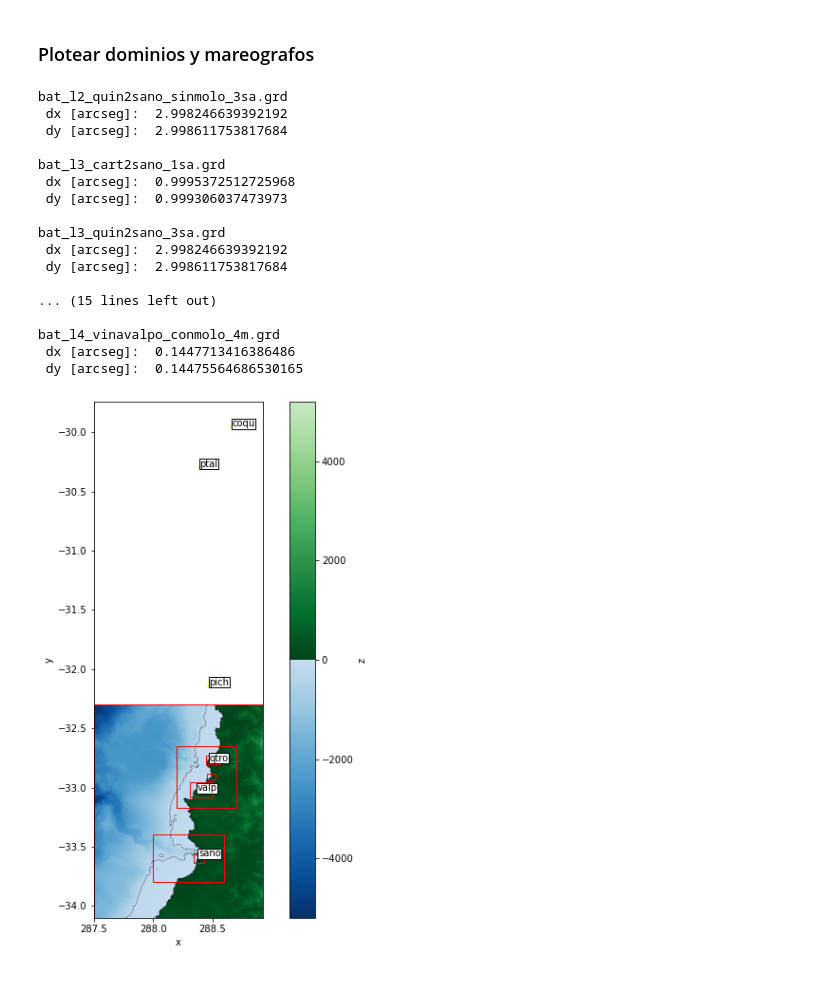
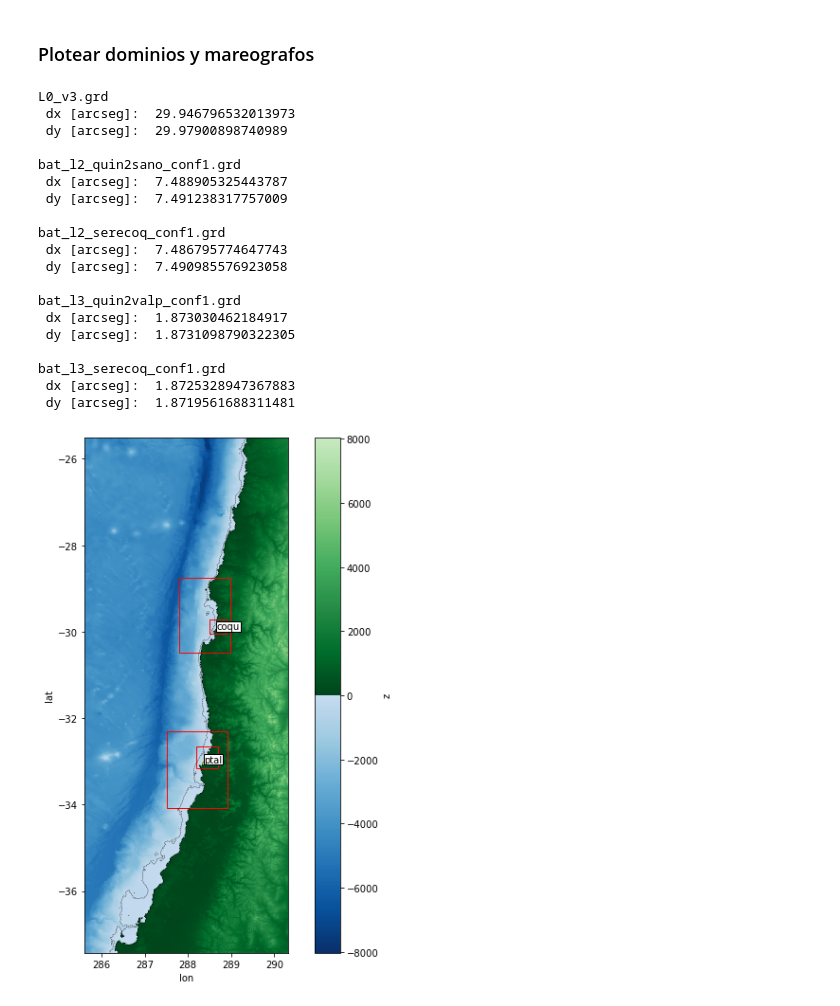
Before and after one commit to Maurici0-Diaz/Resonancia, a Jupyter notebook: analisis_grd.ipynb, the cells around one changed output. Cells and saved outputs as stored; diff of their text form; code cells hidden in the pictures.

```diff
--- a/analisis_grd.ipynb
+++ b/analisis_grd.ipynb
@@ -93,18 +79,0 @@ batis=[grd_base,grd_1,grd_2,grd_3,grd_4,grd_5,grd_6,grd_7] #aqui anotar las vari
-# %%
-# Mareografos:
-#Lee la ubicacion de los mareografos desde un archivo ts.xy
-
-# Lee archivo ts.xy
-ts_file=r"G:\My Drive\UTFSM\memoria\tareas\deformaciones_nati\ts_zcentro.xy"
-
-coords=[] # aqui se guardaran las coordenadas del archivo .xy
-with open(ts_file, 'r') as reader: # abre el archivo
-    for line in reader.readlines()[1:]: # para cada linea, saltandose la primera
-        line = line.replace('\n','') # reemplaza saltos de linea por espacios en blanco
-        line=line.rsplit(sep=' ') # Separa la linea en donde haya espacios
-        coords.append(line) #agrega las coordenadas (texto a la lista coords)
-
-coords=np.array(coords) # transforma la lista a formato np.array
-coords=coords.astype(np.float) # pasa de sting a numero (float)
-
-etiquetas=['coqu','ptal','pich','qtro','valp','sano'] # etiquetas o ubicaciones de los mareografos a plotear (en orden)
@@ -111,54 +102,75 @@ etiquetas=['coqu','ptal','pich','qtro','valp','sano'] # etiquetas o ubicaciones
 # %%
-data_base=xr.open_dataset(grd_base) # carga batimetria de base (la mas grande)
+grd_base.extend(batis)
+batis=grd_base
+
+data_base=xr.open_dataset(batis[0]) # carga batimetria de base (la mas grande)
 
 fig,ax1=plt.subplots(figsize=(10,10)) # genera figura en donde iran los dibujos
 data_base.z.plot.imshow(cmap=cmap,ax=ax1) # plotea batimetria de base, en ax1
 data_base.z.plot.contour(levels=[-200,0], colors='k',linewidths=0.4,ax=ax1) #plotea linea de costa y curva de nivel -200
 
 print(os.path.basename(batis[0]))
-print(' dx [arcseg]: ',np.abs(data_base.x.values[-1]-data_base.x.values[0])*3600/(len(data_base.x.values)))
-print(' dy [arcseg]: ',np.abs(data_base.y.values[-1]-data_base.y.values[0])*3600/(len(data_base.y.values)))
+print(' dx [arcseg]: '
+      ,np.abs(data_base.lon.values[-1]-data_base.lon.values[0])*3600/(len(data_base.lon.values)))
+print(' dy [arcseg]: '
+      ,np.abs(data_base.lat.values[-1]-data_base.lat.values[0])*3600/(len(data_base.lat.values)))
 print()
 
 for i in range(1,len(batis)): # para cada bati de la lista (saltandose el primero)
     data_nc=xr.open_dataset(batis[i]) # carga la bati
 
     # Aqui se definen las caracteristicas principales del rectangulo
     inf_izq=[data_nc.x.values[0],data_nc.y.values[-1]] # coordenada inferior izquierda
     ancho=data_nc.x.values[-1]-data_nc.x.values[0] # ancho del rectangulo
     alto=data_nc.y.values[0]-data_nc.y.values[-1] # alto del rectangulo
 
     rect=patches.Rectangle((inf_izq[0],inf_izq[1]),ancho,alto,linewidth=1,edgecolor='r',facecolor='none') #genera el rectangulo
     ax1.add_patch(rect) # plotea el rectangulo, en ax1
 
     print(os.path.basename(batis[i]))
     print(' dx [arcseg]: ',np.abs(data_nc.x.values[-1]-data_nc.x.values[0])*3600/(len(data_nc.x.values)))
     print(' dy [arcseg]: ',np.abs(data_nc.y.values[-1]-data_nc.y.values[0])*3600/(len(data_nc.y.values)))
     print()
 
-ax1.scatter(coords[:,0],coords[:,1],c='yellow',s=8) # plotea mareografos de archivo .xy en ax1
+# Mareografos:
+#Lee la ubicacion de los mareografos desde un archivo ts.xy
+if ts_file!=[]:
 
-for etiqueta, x, y in zip(etiquetas, coords[:, 0], coords[:, 1]): #agregar etiquetas, lo encontre en internet
-    plt.annotate(etiqueta,xy=(x, y),bbox=dict(boxstyle='square,pad=0.05',fc='white')) # falta afinar la ubicacion de las etiquetas
+    coords=[] # aqui se guardaran las coordenadas del archivo .xy
+    with open(ts_file[0], 'r') as reader: # abre el archivo
+        for line in reader.readlines()[1:]: # para cada linea, saltandose la primera
+            line = line.replace('\n','') # reemplaza saltos de linea por espacios en blanco
+            line=line.rsplit(sep=' ') # Separa la linea en donde haya espacios
+            coords.append(line) #agrega las coordenadas (texto a la lista coords)
+
+    coords=np.array(coords) # transforma la lista a formato np.array
+    coords=coords.astype(np.float) # pasa de sting a numero (float)
+
+    ax1.scatter(coords[:,0],coords[:,1],c='yellow',s=8) # plotea mareografos de archivo .xy en ax1
+
+    for etiqueta, x, y in zip(etiquetas, coords[:, 0], coords[:, 1]): #agregar etiquetas, lo encontre en internet
+        plt.annotate(etiqueta,xy=(x, y),bbox=dict(boxstyle='square,pad=0.05',fc='white')) # falta afinar la ubicacion de las etiquetas
 
 ax1.set_aspect('equal') # lo deja en la misma escala horizontal y vertical
 plt.show() # muestra el ploteo
 # %% [output]
-bat_l2_quin2sano_sinmolo_3sa.grd
- dx [arcseg]:  2.998246639392192
- dy [arcseg]:  2.998611753817684
+L0_v3.grd
+ dx [arcseg]:  29.946796532013973
+ dy [arcseg]:  29.97900898740989
 
-bat_l3_cart2sano_1sa.grd
- dx [arcseg]:  0.9995372512725968
- dy [arcseg]:  0.999306037473973
+bat_l2_quin2sano_conf1.grd
+ dx [arcseg]:  7.488905325443787
+ dy [arcseg]:  7.491238317757009
 
-bat_l3_quin2sano_3sa.grd
- dx [arcseg]:  2.998246639392192
- dy [arcseg]:  2.998611753817684
+bat_l2_serecoq_conf1.grd
+ dx [arcseg]:  7.486795774647743
+ dy [arcseg]:  7.490985576923058
 
-... (15 lines left out)
+bat_l3_quin2valp_conf1.grd
+ dx [arcseg]:  1.873030462184917
+ dy [arcseg]:  1.8731098790322305
 
-bat_l4_vinavalpo_conmolo_4m.grd
- dx [arcseg]:  0.1447713416386486
- dy [arcseg]:  0.14475564686530165
+bat_l3_serecoq_conf1.grd
+ dx [arcseg]:  1.8725328947367883
+ dy [arcseg]:  1.8719561688311481
-[figure, old version]
+[figure, new version]
```
Also changed, not shown: parts of 5 cells of this notebook.
